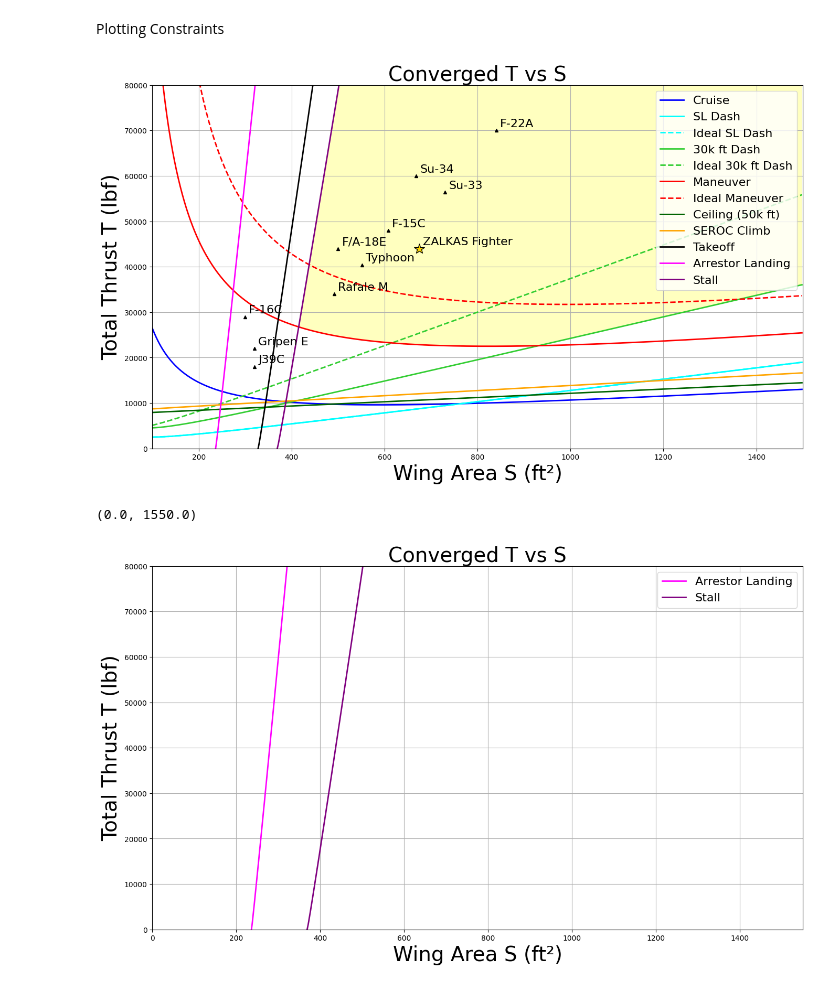
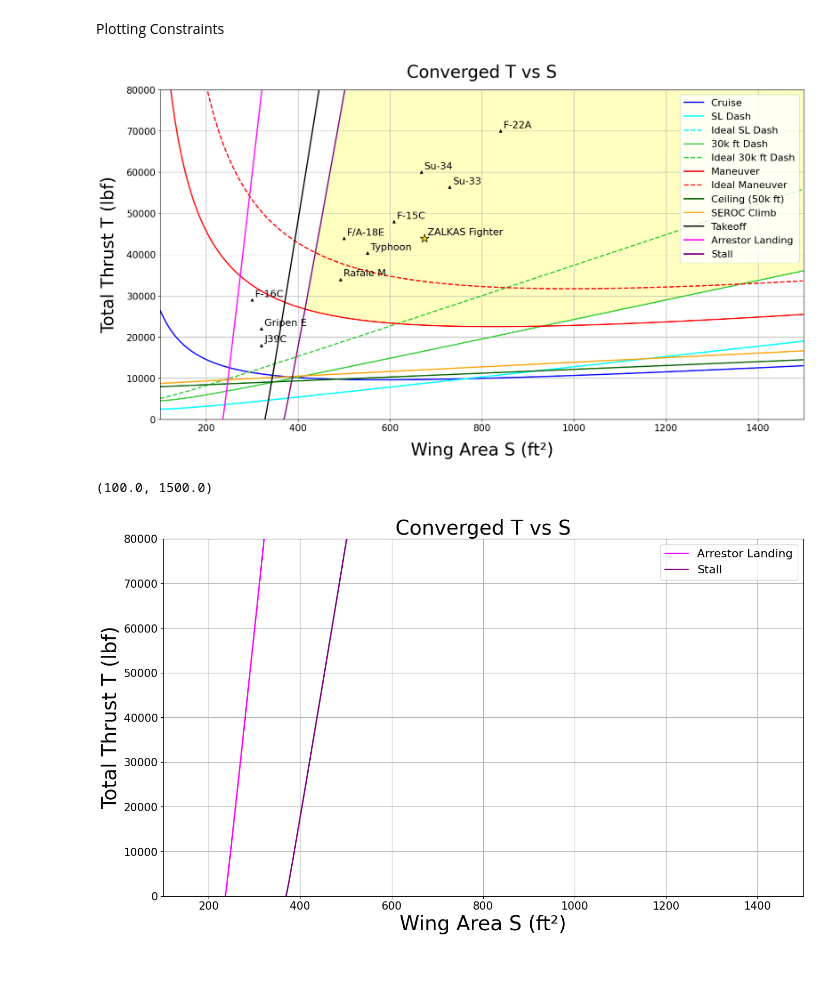
Before and after one commit to kiemurray/EAE130_team9ZALKAS_project, a Jupyter notebook: T-S-diagram.ipynb, the cells around one changed output. Cells and saved outputs as stored; diff of their text form; code cells hidden in the pictures.

Commit message:
adjusted figure sizes

```diff
--- a/T-S-diagram.ipynb
+++ b/T-S-diagram.ipynb
@@ -518,9 +518,9 @@ S_F15C = 608 #ft^2
 Plotting Constraints
 # %%
 plt.figure(figsize=(16,9))
-plt.title('Converged T vs S',fontsize=28)
-plt.xlabel("Wing Area S (ft²)",fontsize=28)
-plt.ylabel("Total Thrust T (lbf)",fontsize=28)
+plt.title('Converged T vs S',fontsize=28, pad = 20)
+plt.xlabel("Wing Area S (ft²)",fontsize=28, labelpad=15)
+plt.ylabel("Total Thrust T (lbf)",fontsize=28, labelpad=15)
 plt.plot(S_wing_grid, T_cruise, color='blue', linewidth=2, label='Cruise')
 plt.plot(S_wing_grid, T_SLdash, color='cyan', linewidth=2, label='SL Dash')
 plt.plot(S_wing_grid, T_SLdashideal, color='cyan', linewidth=2,linestyle='--', label='Ideal SL Dash')
@@ -594,34 +594,40 @@ plt.contourf(
 
 #comparable aircraft points
 aircraft_points = [
     (S_J39C, T_J39C_wet, "J39C"),
     (S_Su33, T_Su33_wet, "Su-33"),
     (S_Su34, T_Su34_wet, "Su-34"),
     (S_Typhoon, T_Typhoon_wet, "Typhoon"),
     (S_Rafale_M, T_Rafale_M_wet, "Rafale M"),
     (S_F18_E_M, T_F18_E_wet, "F/A-18E"),
     #(S_F35C, T_F35C_wet, "F35-C"),
     (S_F16C, T_F16C_wet, "F-16C"),
     (S_F22A, T_F22A_wet, "F-22A"),
     (S_Gripen, T_Gripen_wet, "Gripen E"),
     (S_F15C, T_F15C_wet, "F-15C")]
 #plots and labels comparable aircraft
 for S, T, name in aircraft_points:
     plt.plot(S, T, marker='^', markersize=5, color='black')
     plt.annotate(name, (S, T), xytext=(5,5), textcoords='offset points',fontsize=16)
 
 
 
+
 plt.plot(S_ZALKAS, T_ZALKAS, marker='*', color='gold', markersize=15,  markeredgecolor='black', zorder=5)
 plt.annotate('ZALKAS Fighter', (S_ZALKAS, T_ZALKAS), xytext=(5,5), textcoords='offset points',fontsize=16)
 
 plt.legend(loc='upper right',fontsize=16)
 plt.ylim(0,80000)
 plt.xlim(100,1500)
+
+plt.xticks(fontsize=15)
+plt.yticks(fontsize=15)
+
+
 plt.grid()
 plt.show()
 # %% [output]
-[figure, old version]
+[figure, new version]
 # %%
 plt.figure(figsize=(16,9))
 plt.title('Converged T vs S',fontsize=28)
@@ -716,7 +722,8 @@ mask = (
 #     plt.plot(S, T, marker='^', markersize=5, color='black')
 #     plt.annotate(name, (S, T), xytext=(5,5), textcoords='offset points',fontsize=16)
 
-
+plt.xticks(fontsize=15)
+plt.yticks(fontsize=15)
 
 # plt.plot(S_ZALKAS, T_ZALKAS, marker='*', color='gold', markersize=15,  markeredgecolor='black', zorder=5)
 # plt.annotate('ZALKAS Fighter', (S_ZALKAS, T_ZALKAS), xytext=(5,5), textcoords='offset points',fontsize=16)
@@ -725,5 +732,5 @@ plt.legend(loc='upper right',fontsize=16)
 plt.ylim(0,80000)
 plt.xlim(100,1500)
 # %% [output]
-(0.0, 1550.0)
+(100.0, 1500.0)
-[figure, old version]
+[figure, new version]
```
